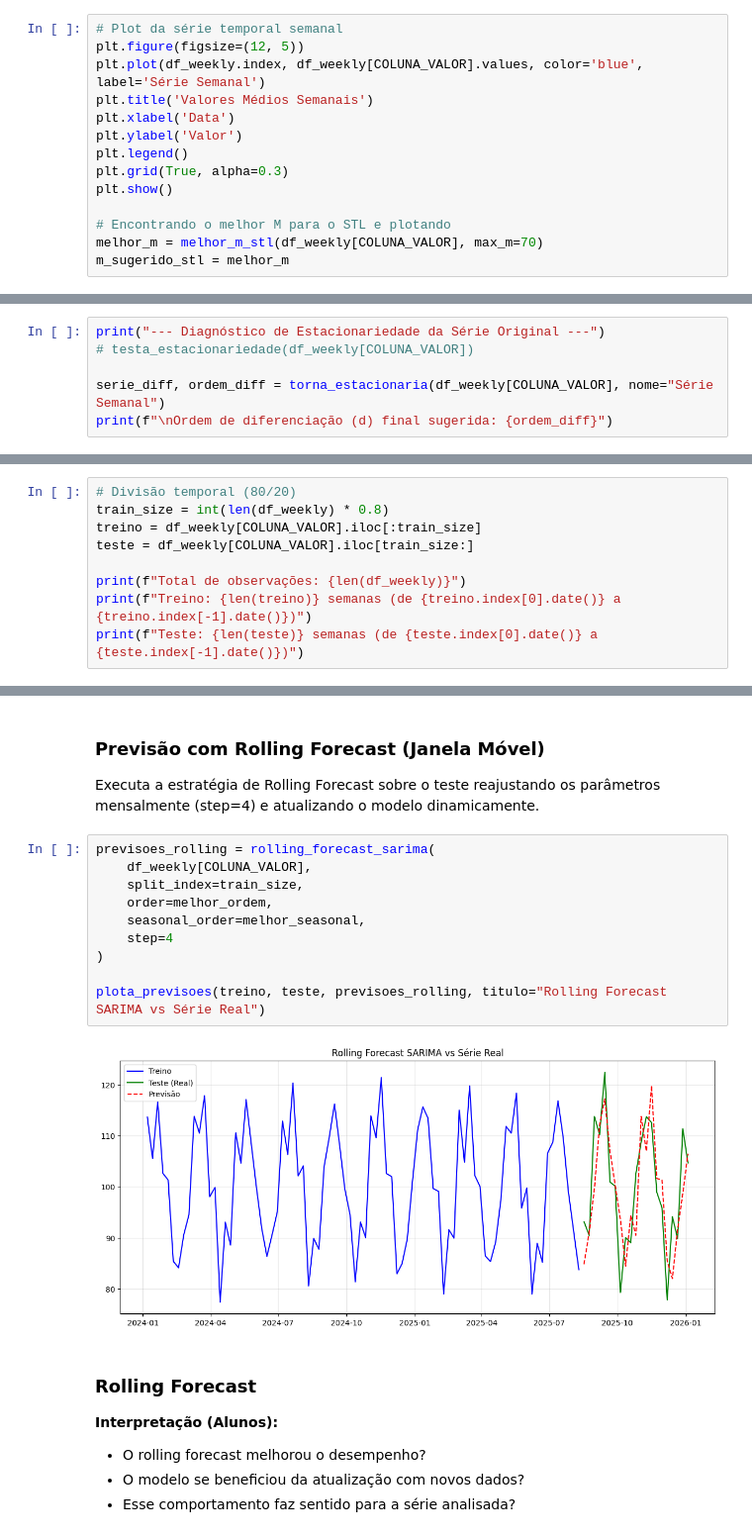
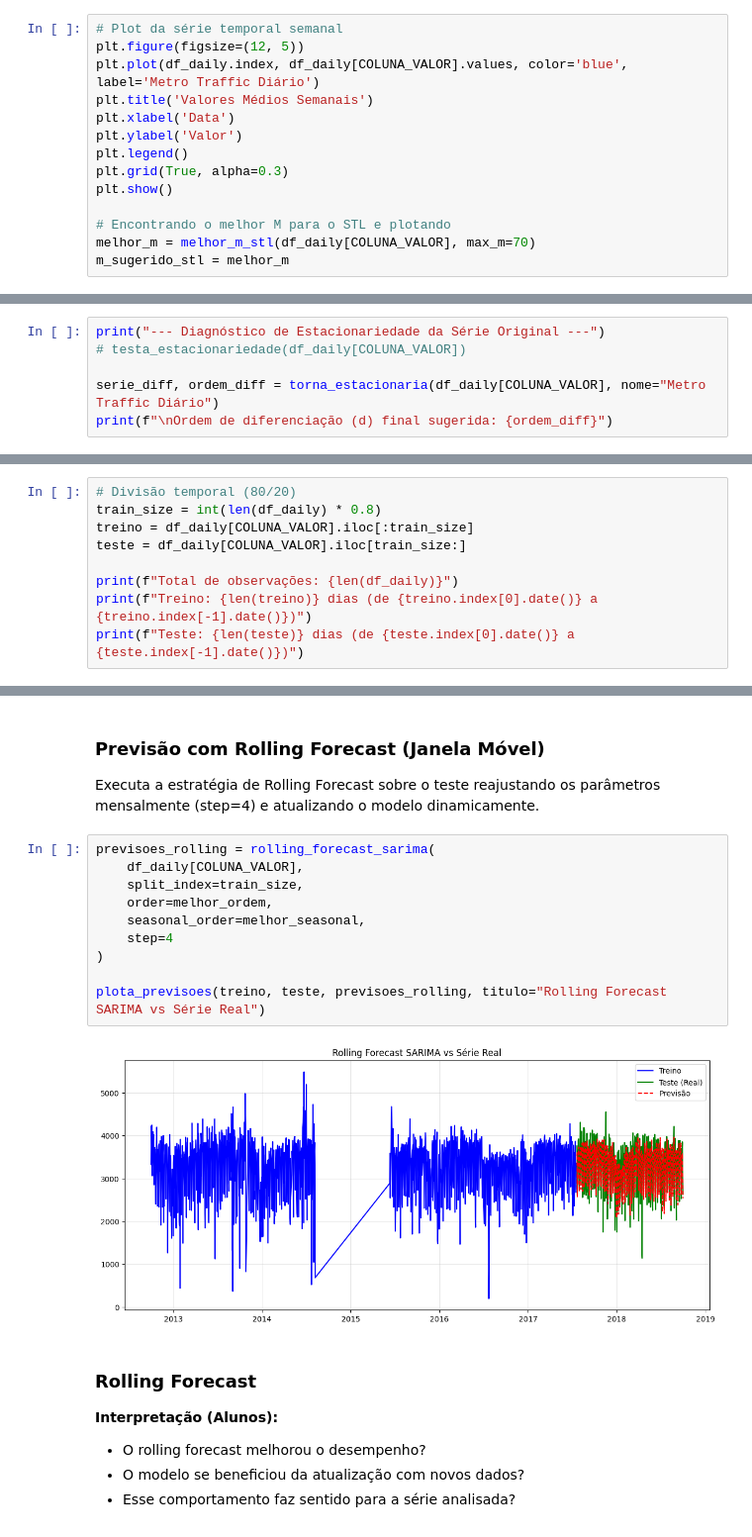
Before and after one commit to LeleNascimennto/sarima-model, a Jupyter notebook: pipeline.ipynb, the cells around one changed output, grey strips where cells are left out. Shown at 99% size. Cells and saved outputs as stored; diff of their text form.

```diff
--- a/pipeline.ipynb
+++ b/pipeline.ipynb
@@ -426,7 +451,7 @@ Plota o gráfico temporal da série semanal e realiza a decomposição STL com o
 # %%
 # Plot da série temporal semanal
 plt.figure(figsize=(12, 5))
-plt.plot(df_weekly.index, df_weekly[COLUNA_VALOR].values, color='blue', label='Série Semanal')
+plt.plot(df_daily.index, df_daily[COLUNA_VALOR].values, color='blue', label='Metro Traffic Diário')
 plt.title('Valores Médios Semanais')
 plt.xlabel('Data')
 plt.ylabel('Valor')
@@ -435,6 +460,6 @@ plt.grid(True, alpha=0.3)
 plt.show()
 
 # Encontrando o melhor M para o STL e plotando
-melhor_m = melhor_m_stl(df_weekly[COLUNA_VALOR], max_m=70)
+melhor_m = melhor_m_stl(df_daily[COLUNA_VALOR], max_m=70)
 m_sugerido_stl = melhor_m
 # %% [output]
@@ -488,9 +513,9 @@ Calcula numericamente as métricas de força da sazonalidade e da tendência com
 Executa os testes ADF e KPSS na série semanal original para determinar o grau de diferenciação necessário para torná-la estacionária.
 # %%
 print("--- Diagnóstico de Estacionariedade da Série Original ---")
-# testa_estacionariedade(df_weekly[COLUNA_VALOR])
+# testa_estacionariedade(df_daily[COLUNA_VALOR])
 
-serie_diff, ordem_diff = torna_estacionaria(df_weekly[COLUNA_VALOR], nome="Série Semanal")
+serie_diff, ordem_diff = torna_estacionaria(df_daily[COLUNA_VALOR], nome="Metro Traffic Diário")
 print(f"\nOrdem de diferenciação (d) final sugerida: {ordem_diff}")
 # %% [output]
 --- Diagnóstico de Estacionariedade da Série Original ---
@@ -533,11 +564,11 @@ plt.show()
 Divide os dados mantendo a ordenação temporal (80% para treino e 20% para teste).
 # %%
 # Divisão temporal (80/20)
-train_size = int(len(df_weekly) * 0.8)
-treino = df_weekly[COLUNA_VALOR].iloc[:train_size]
-teste = df_weekly[COLUNA_VALOR].iloc[train_size:]
+train_size = int(len(df_daily) * 0.8)
+treino = df_daily[COLUNA_VALOR].iloc[:train_size]
+teste = df_daily[COLUNA_VALOR].iloc[train_size:]
 
-print(f"Total de observações: {len(df_weekly)}")
-print(f"Treino: {len(treino)} semanas (de {treino.index[0].date()} a {treino.index[-1].date()})")
-print(f"Teste: {len(teste)} semanas (de {teste.index[0].date()} a {teste.index[-1].date()})")
+print(f"Total de observações: {len(df_daily)}")
+print(f"Treino: {len(treino)} dias (de {treino.index[0].date()} a {treino.index[-1].date()})")
+print(f"Teste: {len(teste)} dias (de {teste.index[0].date()} a {teste.index[-1].date()})")
 # %% [output]
@@ -635,16 +689,16 @@ Resíduos NÃO são ruído branco (Ainda há padrões não capturados).
 Executa a estratégia de Rolling Forecast sobre o teste reajustando os parâmetros mensalmente (step=4) e atualizando o modelo dinamicamente.
 # %%
 previsoes_rolling = rolling_forecast_sarima(
-    df_weekly[COLUNA_VALOR],
+    df_daily[COLUNA_VALOR],
     split_index=train_size,
     order=melhor_ordem,
     seasonal_order=melhor_seasonal,
     step=4
 )
 
 plota_previsoes(treino, teste, previsoes_rolling, titulo="Rolling Forecast SARIMA vs Série Real")
 # %% [output]
-[figure, old version]
+[figure, new version]
 # %% [markdown]
 ### Rolling Forecast
 
```
Also changed, not shown: parts of 13 cells of this notebook, 2 other files.
